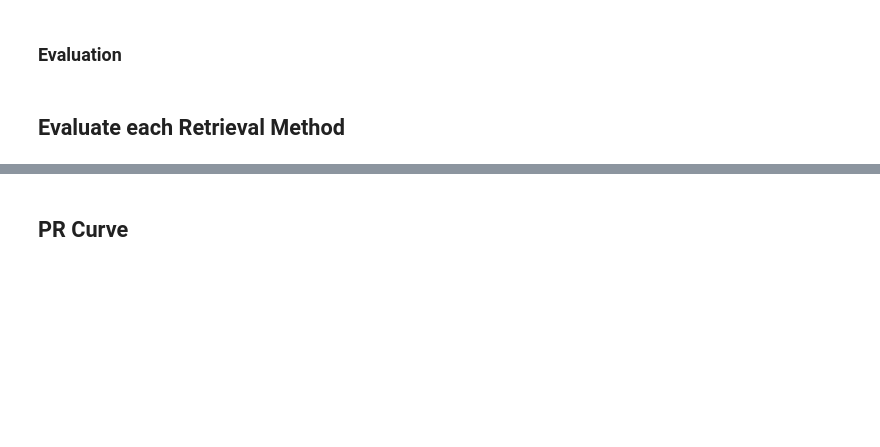
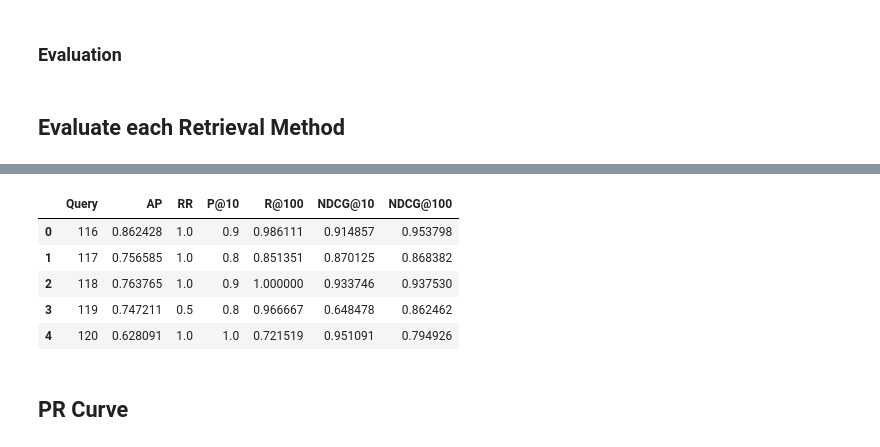
Before and after one commit to alexandreffs/nlpProject, a Jupyter notebook: project_phase1.ipynb, the cells around one changed output, grey strips where cells are left out. Drawn from its saved outputs; the diff is of its cells as text; code cells hidden in the pictures; blank space fills up the shorter version.

```diff
--- a/project_phase1.ipynb
+++ b/project_phase1.ipynb
@@ -709,3 +859,12 @@ summary_df
+# %%
+df_knn.head()
+# %% [output]
+|  | Query | AP | RR | P@10 | R@100 | NDCG@10 | NDCG@100 |
+| 0 | 116 | 0.862428 | 1.0 | 0.9 | 0.986111 | 0.914857 | 0.953798 |
+| 1 | 117 | 0.756585 | 1.0 | 0.8 | 0.851351 | 0.870125 | 0.868382 |
+| 2 | 118 | 0.763765 | 1.0 | 0.9 | 1.000000 | 0.933746 | 0.937530 |
+| 3 | 119 | 0.747211 | 0.5 | 0.8 | 0.966667 | 0.648478 | 0.862462 |
+| 4 | 120 | 0.628091 | 1.0 | 1.0 | 0.721519 | 0.951091 | 0.794926 |
 # %% [markdown]
 ## PR Curve
 # %%
```
Also changed, not shown: parts of 17 cells of this notebook, 1 other file.
